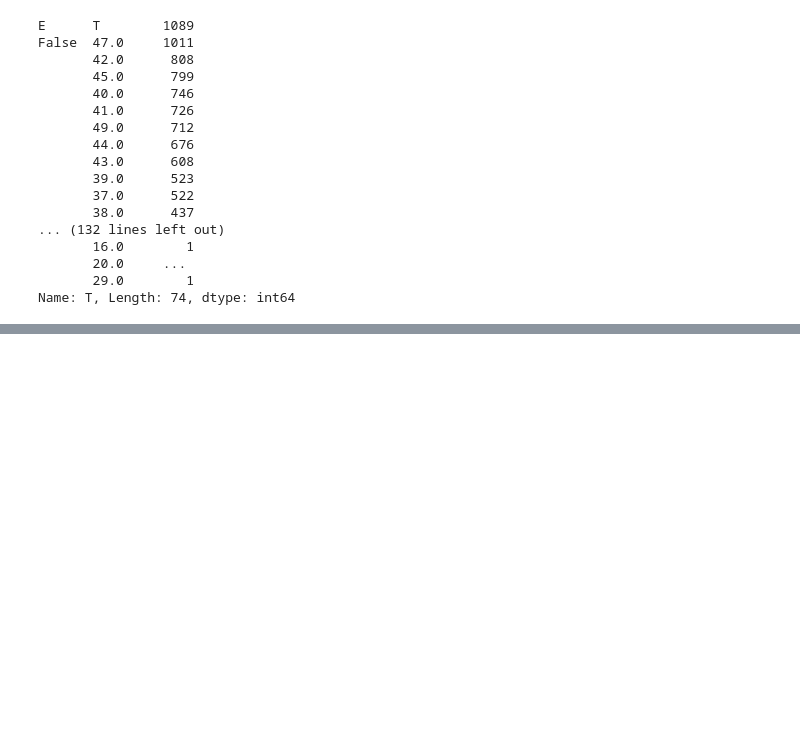
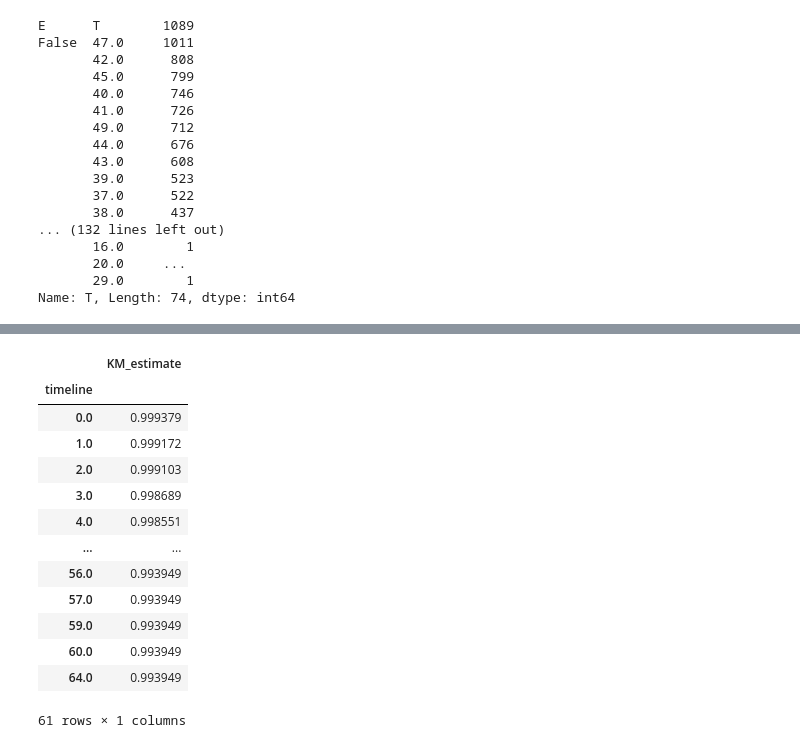
Before and after one commit to deepyaman/inauditus, a Jupyter notebook: notebooks/Outside Hubei.ipynb, the cells around one changed output, grey strips where cells are left out. Drawn from its saved outputs; the diff is of its cells as text; code cells hidden in the pictures; blank space fills up the shorter version.

```diff
--- a/notebooks/Outside Hubei.ipynb
+++ b/notebooks/Outside Hubei.ipynb
@@ -171,0 +190,17 @@ Name: T, Length: 74, dtype: int64
+# %%
+kmf.survival_function_
+# %% [output]
+|  | KM_estimate |
+| timeline |  |
+| 0.0 | 0.999379 |
+| 1.0 | 0.999172 |
+| 2.0 | 0.999103 |
+| 3.0 | 0.998689 |
+| 4.0 | 0.998551 |
+| ... | ... |
+| 56.0 | 0.993949 |
+| 57.0 | 0.993949 |
+| 59.0 | 0.993949 |
+| 60.0 | 0.993949 |
+| 64.0 | 0.993949 |
+61 rows × 1 columns
```
Also changed, not shown: parts of 7 cells of this notebook, 1 other file.
